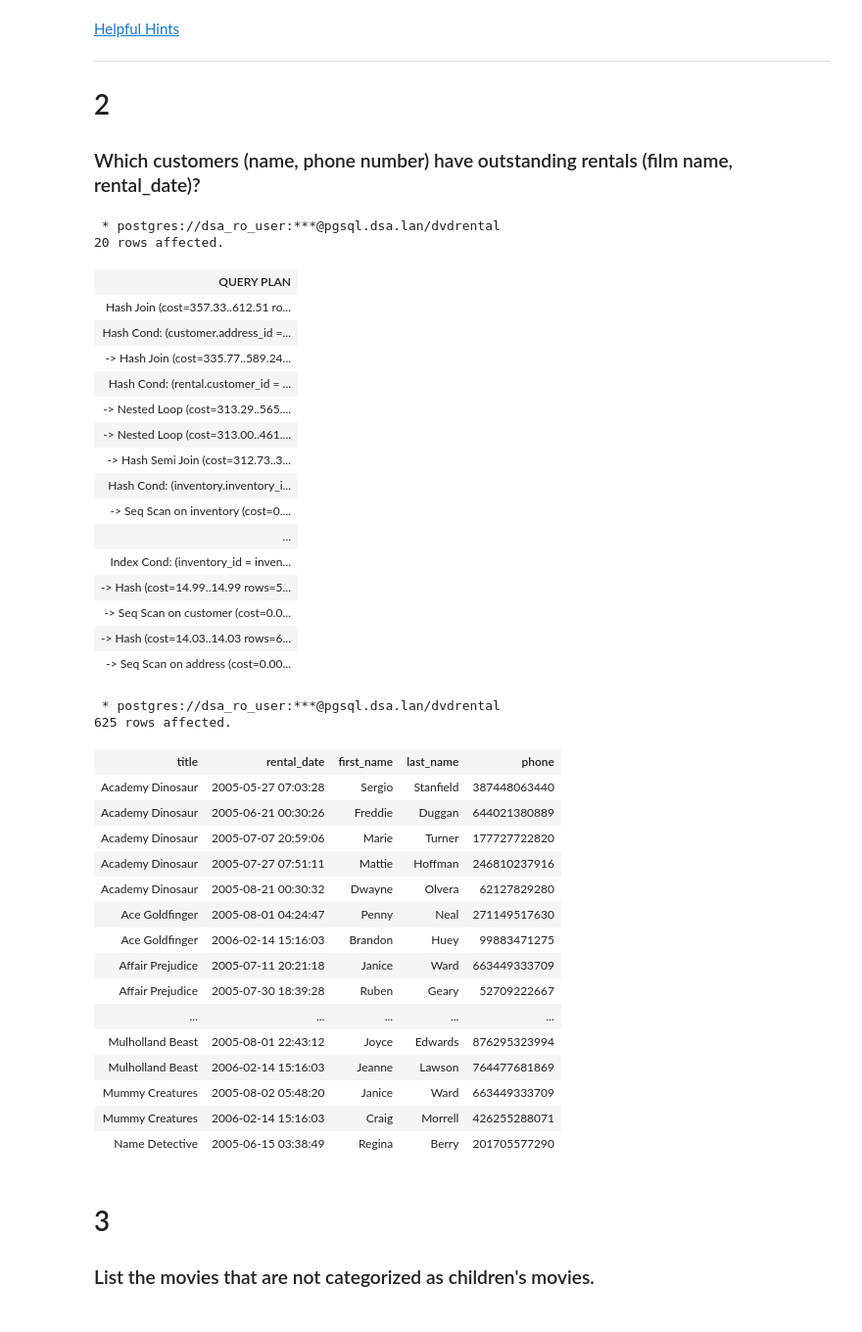
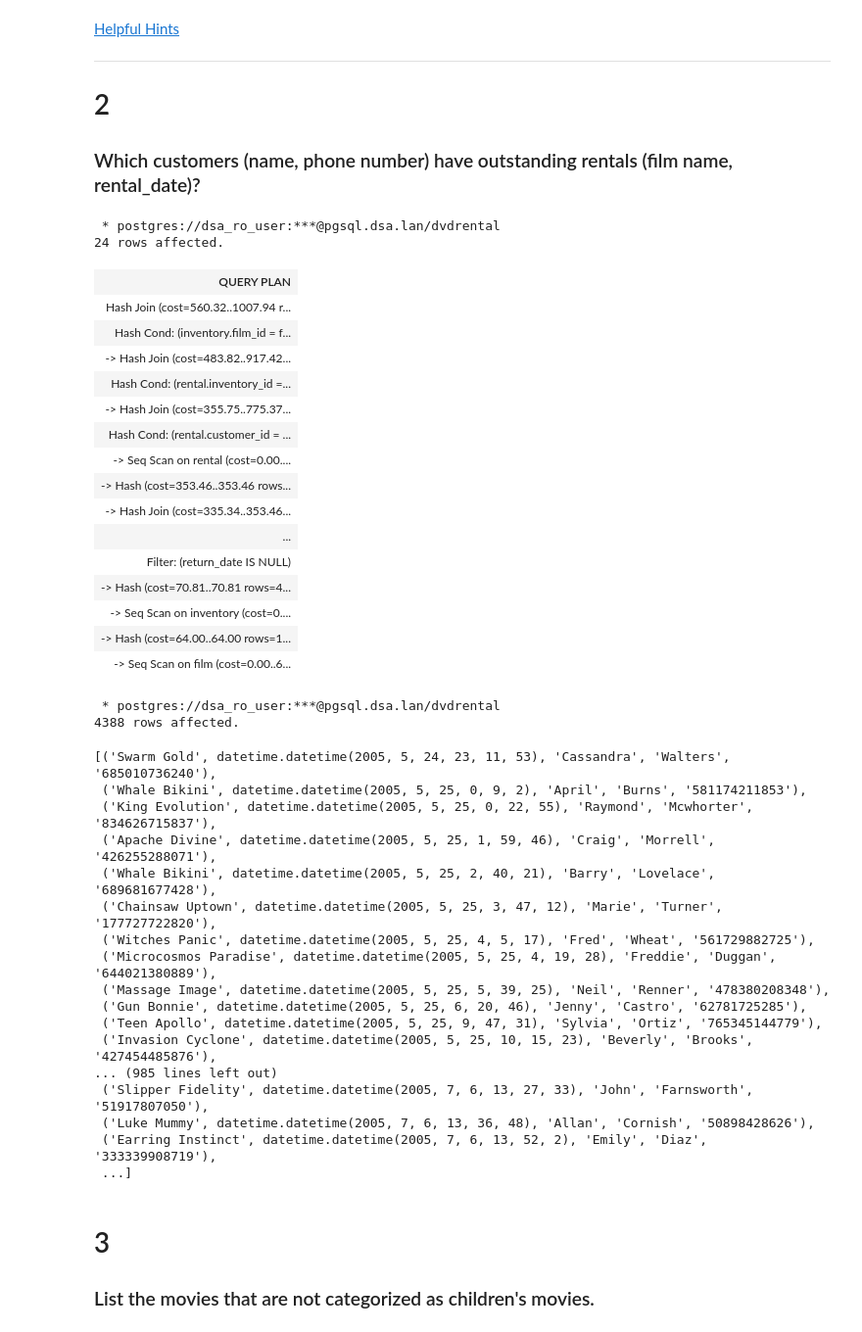
Before and after one commit to may96cc/f21dsa7030, a Jupyter notebook: module4/exercises/Nested.ipynb, the cells around one changed output. Shown at 98% size. Cells and saved outputs as stored; diff of their text form; code cells hidden in the pictures.

Commit message:
revised module 4 nested exercisse

```diff
--- a/module4/exercises/Nested.ipynb
+++ b/module4/exercises/Nested.ipynb
@@ -88,33 +99,32 @@ ORDER BY film_id ;
 # %%
 %%sql
 EXPLAIN
 SELECT title, rental_date, first_name, last_name, phone
 FROM film
 JOIN inventory ON film.film_id = inventory.film_id
 JOIN rental ON inventory.inventory_id = rental.inventory_id
 JOIN customer ON rental.customer_id = customer.customer_id
 JOIN address ON customer.address_id = address.address_id
-WHERE EXISTS (SELECT 'x' FROM rental WHERE inventory.inventory_id = rental.inventory_id
-                 AND return_date IS NULL )
+WHERE customer.customer_id IN (SELECT customer_id FROM rental WHERE return_date IS NUll )
 # %% [output]
  * postgres://dsa_ro_user:***@pgsql.dsa.lan/dvdrental
-20 rows affected.
+24 rows affected.
 | QUERY PLAN |
-| Hash Join (cost=357.33..612.51 ro... |
-| Hash Cond: (customer.address_id =... |
-| -> Hash Join (cost=335.77..589.24... |
+| Hash Join (cost=560.32..1007.94 r... |
+| Hash Cond: (inventory.film_id = f... |
+| -> Hash Join (cost=483.82..917.42... |
+| Hash Cond: (rental.inventory_id =... |
+| -> Hash Join (cost=355.75..775.37... |
 | Hash Cond: (rental.customer_id = ... |
-| -> Nested Loop (cost=313.29..565.... |
-| -> Nested Loop (cost=313.00..461.... |
-| -> Hash Semi Join (cost=312.73..3... |
-| Hash Cond: (inventory.inventory_i... |
+| -> Seq Scan on rental (cost=0.00.... |
+| -> Hash (cost=353.46..353.46 rows... |
+| -> Hash Join (cost=335.34..353.46... |
+| ... |
+| Filter: (return_date IS NULL) |
+| -> Hash (cost=70.81..70.81 rows=4... |
 | -> Seq Scan on inventory (cost=0.... |
-| ... |
-| Index Cond: (inventory_id = inven... |
-| -> Hash (cost=14.99..14.99 rows=5... |
-| -> Seq Scan on customer (cost=0.0... |
-| -> Hash (cost=14.03..14.03 rows=6... |
-| -> Seq Scan on address (cost=0.00... |
+| -> Hash (cost=64.00..64.00 rows=1... |
+| -> Seq Scan on film (cost=0.00..6... |
 # %%
 %%sql
 SELECT title, rental_date, first_name, last_name, phone
@@ -123,27 +133,27 @@ JOIN inventory ON film.film_id = inventory.film_id
 JOIN rental ON inventory.inventory_id = rental.inventory_id
 JOIN customer ON rental.customer_id = customer.customer_id
 JOIN address ON customer.address_id = address.address_id
-WHERE EXISTS (SELECT 'x' FROM rental WHERE inventory.inventory_id = rental.inventory_id
-                 AND return_date IS NULL )
+WHERE customer.customer_id IN (SELECT customer_id FROM rental WHERE return_date IS NUll )
 # %% [output]
  * postgres://dsa_ro_user:***@pgsql.dsa.lan/dvdrental
-625 rows affected.
+4388 rows affected.
-| title | rental_date | first_name | last_name | phone |
-| Academy Dinosaur | 2005-05-27 07:03:28 | Sergio | Stanfield | 387448063440 |
-| Academy Dinosaur | 2005-06-21 00:30:26 | Freddie | Duggan | 644021380889 |
-| Academy Dinosaur | 2005-07-07 20:59:06 | Marie | Turner | 177727722820 |
-| Academy Dinosaur | 2005-07-27 07:51:11 | Mattie | Hoffman | 246810237916 |
-| Academy Dinosaur | 2005-08-21 00:30:32 | Dwayne | Olvera | 62127829280 |
-| Ace Goldfinger | 2005-08-01 04:24:47 | Penny | Neal | 271149517630 |
-| Ace Goldfinger | 2006-02-14 15:16:03 | Brandon | Huey | 99883471275 |
-| Affair Prejudice | 2005-07-11 20:21:18 | Janice | Ward | 663449333709 |
-| Affair Prejudice | 2005-07-30 18:39:28 | Ruben | Geary | 52709222667 |
-| ... | ... | ... | ... | ... |
-| Mulholland Beast | 2005-08-01 22:43:12 | Joyce | Edwards | 876295323994 |
-| Mulholland Beast | 2006-02-14 15:16:03 | Jeanne | Lawson | 764477681869 |
-| Mummy Creatures | 2005-08-02 05:48:20 | Janice | Ward | 663449333709 |
-| Mummy Creatures | 2006-02-14 15:16:03 | Craig | Morrell | 426255288071 |
-| Name Detective | 2005-06-15 03:38:49 | Regina | Berry | 201705577290 |
+[('Swarm Gold', datetime.datetime(2005, 5, 24, 23, 11, 53), 'Cassandra', 'Walters', '685010736240'),
+ ('Whale Bikini', datetime.datetime(2005, 5, 25, 0, 9, 2), 'April', 'Burns', '581174211853'),
+ ('King Evolution', datetime.datetime(2005, 5, 25, 0, 22, 55), 'Raymond', 'Mcwhorter', '834626715837'),
+ ('Apache Divine', datetime.datetime(2005, 5, 25, 1, 59, 46), 'Craig', 'Morrell', '426255288071'),
+ ('Whale Bikini', datetime.datetime(2005, 5, 25, 2, 40, 21), 'Barry', 'Lovelace', '689681677428'),
+ ('Chainsaw Uptown', datetime.datetime(2005, 5, 25, 3, 47, 12), 'Marie', 'Turner', '177727722820'),
+ ('Witches Panic', datetime.datetime(2005, 5, 25, 4, 5, 17), 'Fred', 'Wheat', '561729882725'),
+ ('Microcosmos Paradise', datetime.datetime(2005, 5, 25, 4, 19, 28), 'Freddie', 'Duggan', '644021380889'),
+ ('Massage Image', datetime.datetime(2005, 5, 25, 5, 39, 25), 'Neil', 'Renner', '478380208348'),
+ ('Gun Bonnie', datetime.datetime(2005, 5, 25, 6, 20, 46), 'Jenny', 'Castro', '62781725285'),
+ ('Teen Apollo', datetime.datetime(2005, 5, 25, 9, 47, 31), 'Sylvia', 'Ortiz', '765345144779'),
+ ('Invasion Cyclone', datetime.datetime(2005, 5, 25, 10, 15, 23), 'Beverly', 'Brooks', '427454485876'),
+... (985 lines left out)
+ ('Slipper Fidelity', datetime.datetime(2005, 7, 6, 13, 27, 33), 'John', 'Farnsworth', '51917807050'),
+ ('Luke Mummy', datetime.datetime(2005, 7, 6, 13, 36, 48), 'Allan', 'Cornish', '50898428626'),
+ ('Earring Instinct', datetime.datetime(2005, 7, 6, 13, 52, 2), 'Emily', 'Diaz', '333339908719'),
+ ...]
 # %% [markdown]
 # 3
 
```
Also changed, not shown: parts of 11 cells of this notebook, 3 other files.
